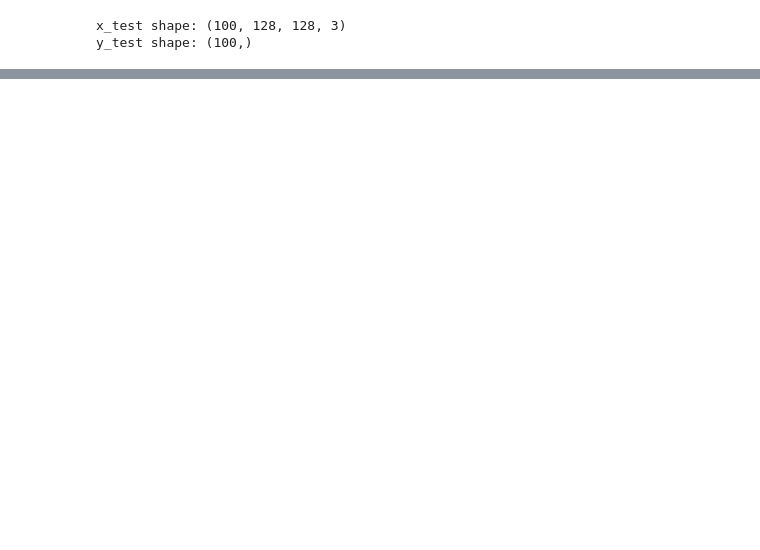
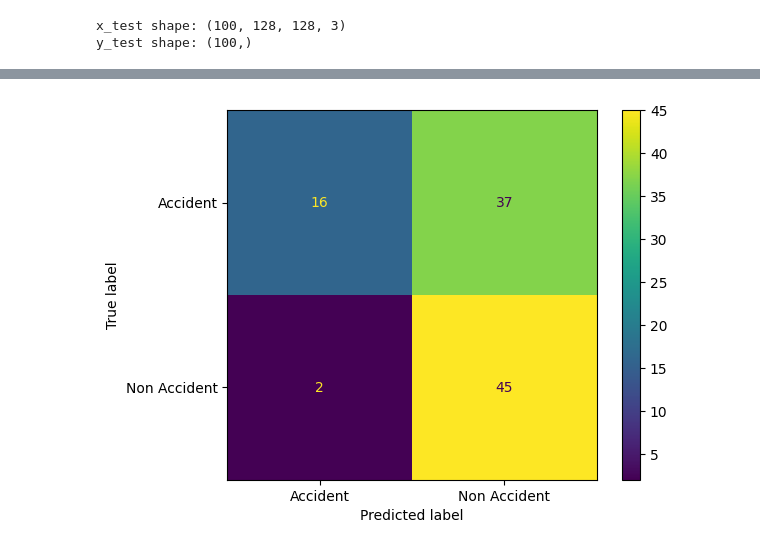
Before and after one commit to yaseen20051/crash-detection-cnn, a Jupyter notebook: ahmed_crash_detection_cnn.ipynb, the cells around one changed output, grey strips where cells are left out. Cells and saved outputs as stored; diff of their text form; code cells hidden in the pictures; blank space fills up the shorter version.

```diff
--- a/ahmed_crash_detection_cnn.ipynb
+++ b/ahmed_crash_detection_cnn.ipynb
@@ -155,0 +306,6 @@ y_test shape: (100,)
+# %%
+y_train_pred_prob = model.predict(x_train)
+y_train_pred = (y_train_pred_prob >= 0.3).astype(int).ravel()
+
+y_pred_prob = model.predict(x_test)
+y_pred = (y_pred_prob >= 0.3).astype(int).ravel()
@@ -155,0 +336,7 @@ y_test shape: (100,)
+# %%
+cm=confusion_matrix(y_test,y_pred)
+disp=ConfusionMatrixDisplay(confusion_matrix=cm,display_labels=classes)
+disp.plot()
+plt.show()
+# %% [output]
+[figure, added]
```
Also changed, not shown: parts of 32 cells of this notebook.
